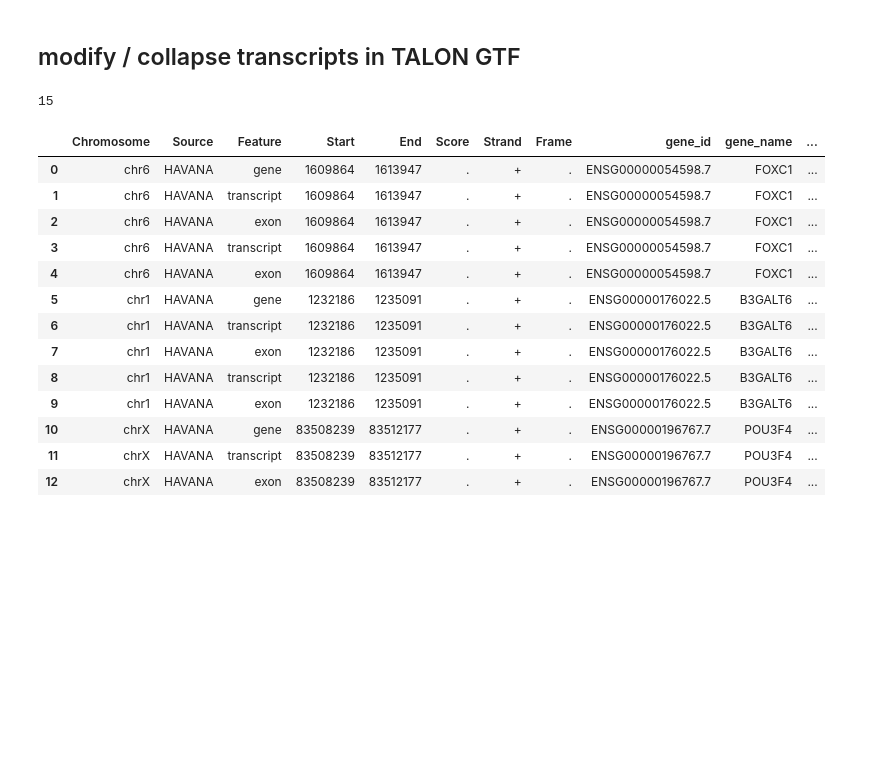
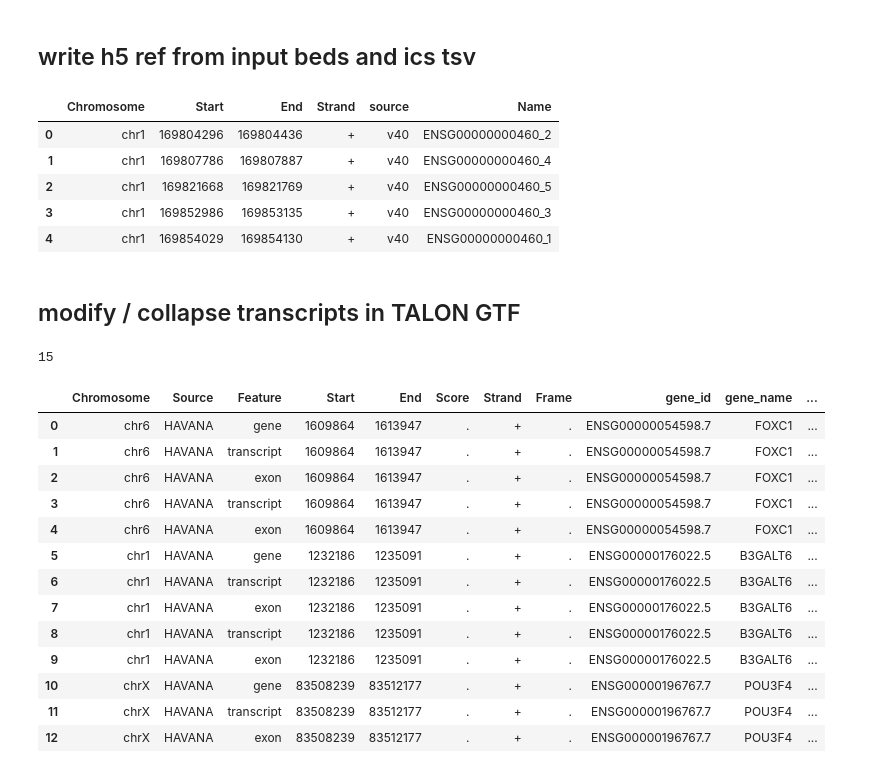
Before and after one commit to mortazavilab/cerberus, a Jupyter notebook: 220412_dev.ipynb, the cells around one changed output. Cells and saved outputs as stored; diff of their text form; code cells hidden in the pictures; blank space fills up the shorter version.

```diff
--- a/220412_dev.ipynb
+++ b/220412_dev.ipynb
@@ -7,3 +7,16 @@ import os
 
 from cerberus.cerberus import *
 from cerberus.main import *
+# %% [markdown]
+## write h5 ref from input beds and ics tsv
+# %%
+ic = '/Users/fairliereese/Documents/programming/mortazavi_lab/data/rnawg/lr_bulk/cerberus/temp/talon_ic.tsv'
+tes = '/Users/fairliereese/Documents/programming/mortazavi_lab/data/rnawg/lr_bulk/cerberus/test_tes.bed'
+tss = '/Users/fairliereese/Documents/programming/mortazavi_lab/data/rnawg/lr_bulk/cerberus/test_tss.bed'
+tss_map = '/Users/fairliereese/Documents/programming/mortazavi_lab/data/rnawg/lr_bulk/cerberus/test_tes_source_map.bed'
+tes_map = '/Users/fairliereese/Documents/programming/mortazavi_lab/data/rnawg/lr_bulk/cerberus/test_tss_source_map.bed'
+
+# df = read_ic_ref(ic)
+# df.head()
+
+write_reference(tss, tes, ic, 'test.h5')
@@ -10,3 +26,13 @@ from cerberus.main import *
+# %%
+df = read_cerberus_source_map(tss_map)
+df.head()
+# %% [output]
+|  | Chromosome | Start | End | Strand | source | Name |
+| 0 | chr1 | 169804296 | 169804436 | + | v40 | ENSG00000000460_2 |
+| 1 | chr1 | 169807786 | 169807887 | + | v40 | ENSG00000000460_4 |
+| 2 | chr1 | 169821668 | 169821769 | + | v40 | ENSG00000000460_5 |
+| 3 | chr1 | 169852986 | 169853135 | + | v40 | ENSG00000000460_3 |
+| 4 | chr1 | 169854029 | 169854130 | + | v40 | ENSG00000000460_1 |
 # %% [markdown]
 ## modify / collapse transcripts in TALON GTF
 # %%
```
Also changed, not shown: parts of 1 cell of this notebook, 2 other files.
